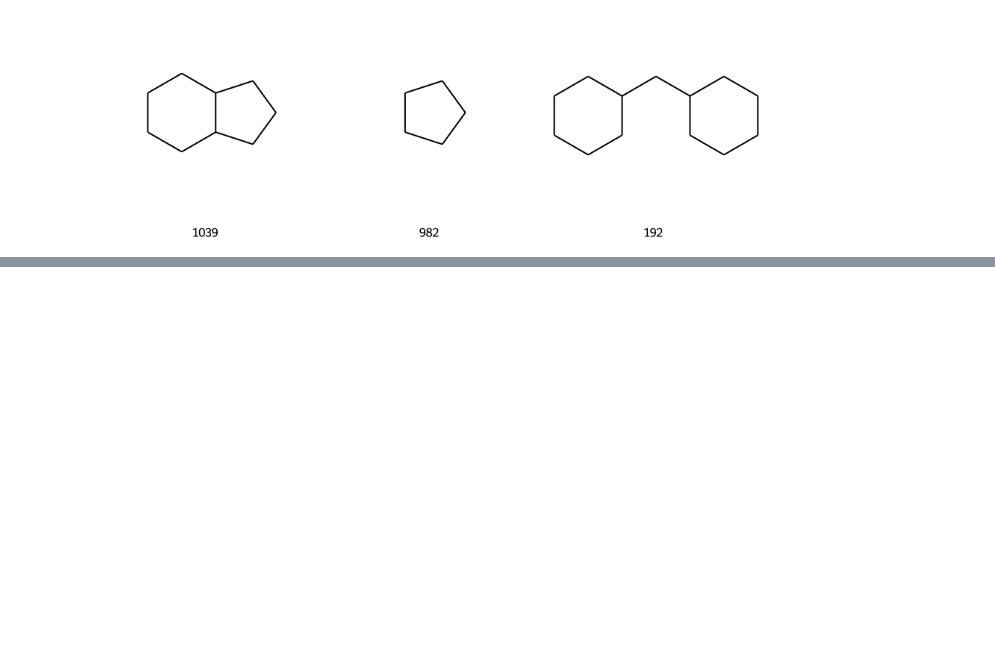
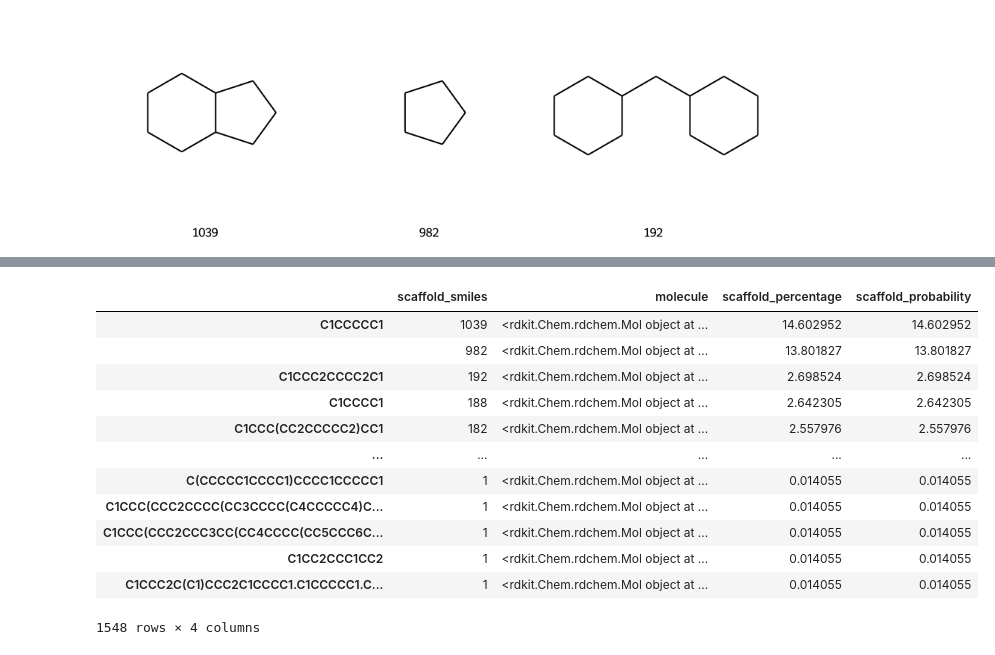
Before and after one commit to lich-uct/cdd2022, a Jupyter notebook: vecerkok/10_exercise.ipynb, the cells around one changed output, grey strips where cells are left out. Drawn from its saved outputs; the diff is of its cells as text; code cells hidden in the pictures; blank space fills up the shorter version.

```diff
--- a/vecerkok/10_exercise.ipynb
+++ b/vecerkok/10_exercise.ipynb
@@ -195,0 +213,17 @@ HTML(drugbank_scaffold_counts.head().to_html(formatters = {"molecule": mol2displ
+# %%
+drugbank_scaffold_counts["scaffold_probability"] = drugbank_scaffold_counts["scaffold_smiles"].apply(lambda x: (x / len(drugbank_df)) * 100)
+drugbank_scaffold_counts
+# %% [output]
+|  | scaffold_smiles | molecule | scaffold_percentage | scaffold_probability |
+| C1CCCCC1 | 1039 | <rdkit.Chem.rdchem.Mol object at ... | 14.602952 | 14.602952 |
+|  | 982 | <rdkit.Chem.rdchem.Mol object at ... | 13.801827 | 13.801827 |
+| C1CCC2CCCC2C1 | 192 | <rdkit.Chem.rdchem.Mol object at ... | 2.698524 | 2.698524 |
+| C1CCCC1 | 188 | <rdkit.Chem.rdchem.Mol object at ... | 2.642305 | 2.642305 |
+| C1CCC(CC2CCCCC2)CC1 | 182 | <rdkit.Chem.rdchem.Mol object at ... | 2.557976 | 2.557976 |
+| ... | ... | ... | ... | ... |
+| C(CCCCC1CCCC1)CCCC1CCCCC1 | 1 | <rdkit.Chem.rdchem.Mol object at ... | 0.014055 | 0.014055 |
+| C1CCC(CCC2CCCC(CC3CCCC(C4CCCCC4)C... | 1 | <rdkit.Chem.rdchem.Mol object at ... | 0.014055 | 0.014055 |
+| C1CCC(CCC2CCC3CC(CC4CCCC(CC5CCC6C... | 1 | <rdkit.Chem.rdchem.Mol object at ... | 0.014055 | 0.014055 |
+| C1CC2CCC1CC2 | 1 | <rdkit.Chem.rdchem.Mol object at ... | 0.014055 | 0.014055 |
+| C1CCC2C(C1)CCC2C1CCCC1.C1CCCCC1.C... | 1 | <rdkit.Chem.rdchem.Mol object at ... | 0.014055 | 0.014055 |
+1548 rows × 4 columns
```
Also changed, not shown: parts of 24 cells of this notebook.
